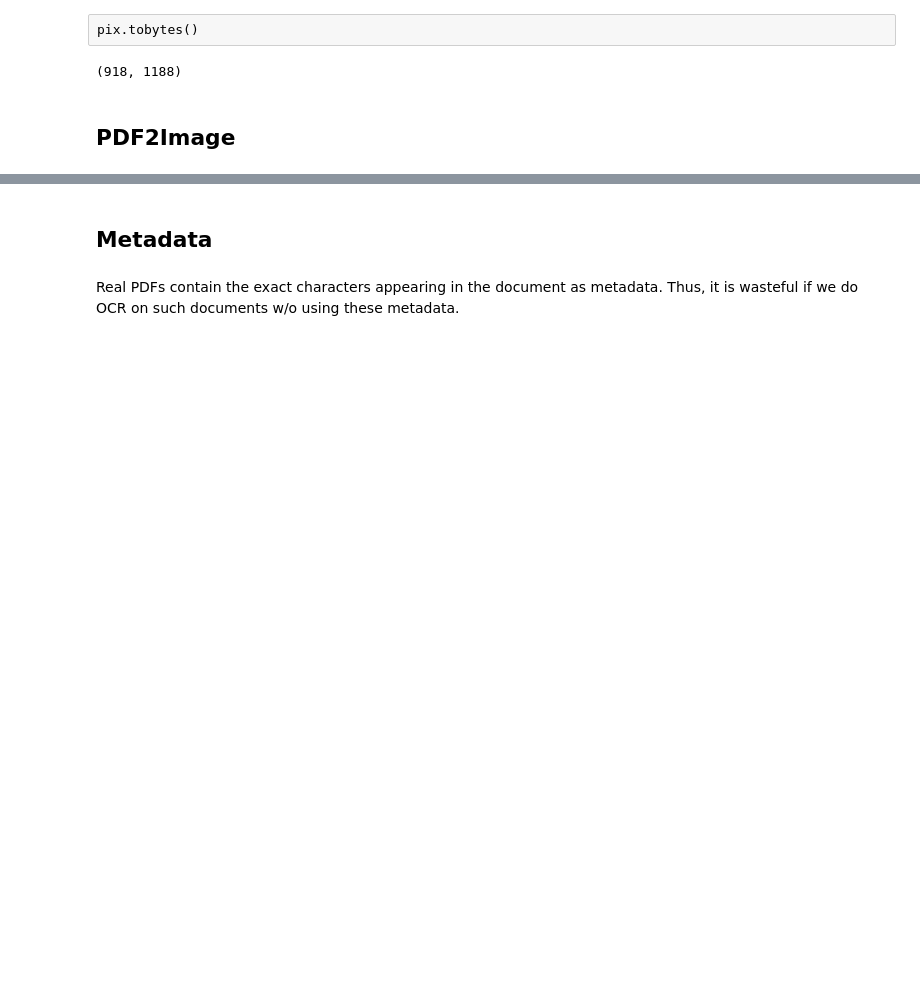
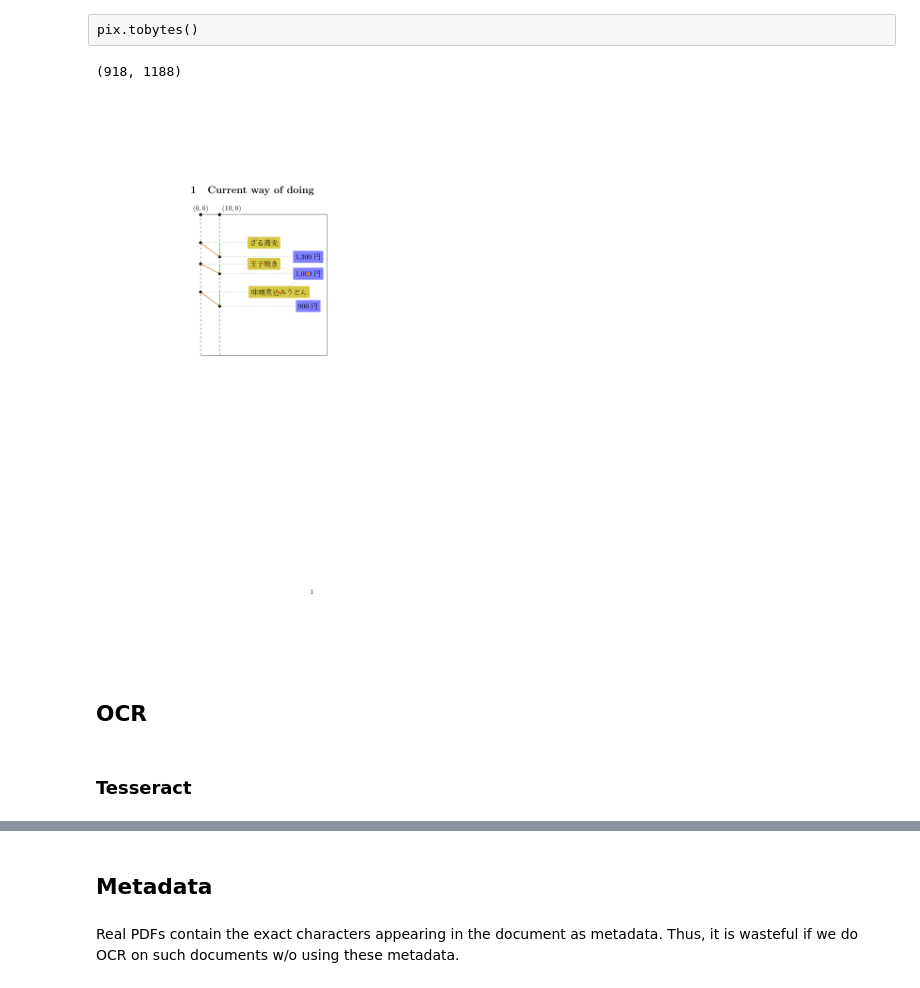
Before and after one commit to phunc20/python, a Jupyter notebook: pymupdf/ocr/correction/ocr_correction.ipynb, the cells around one changed output, grey strips where cells are left out. Saved outputs shown, nothing was run; the diff lists cells and outputs as text; code cells hidden in the pictures; blank space fills up the shorter version.

```diff
--- a/pymupdf/ocr/correction/ocr_correction.ipynb
+++ b/pymupdf/ocr/correction/ocr_correction.ipynb
@@ -55,5 +51,14 @@ pix.tobytes()
 pix.width, pix.height
 # %% [output]
 (918, 1188)
-# %% [markdown]
-## PDF2Image
+# %%
+from PIL import Image
+
+image = Image.open(path_png)
+image
+# %% [output]
+[figure, added]
+# %% [markdown]
+## OCR
+# %% [markdown]
+### Tesseract
```
Also changed, not shown: parts of 23 cells of this notebook.
